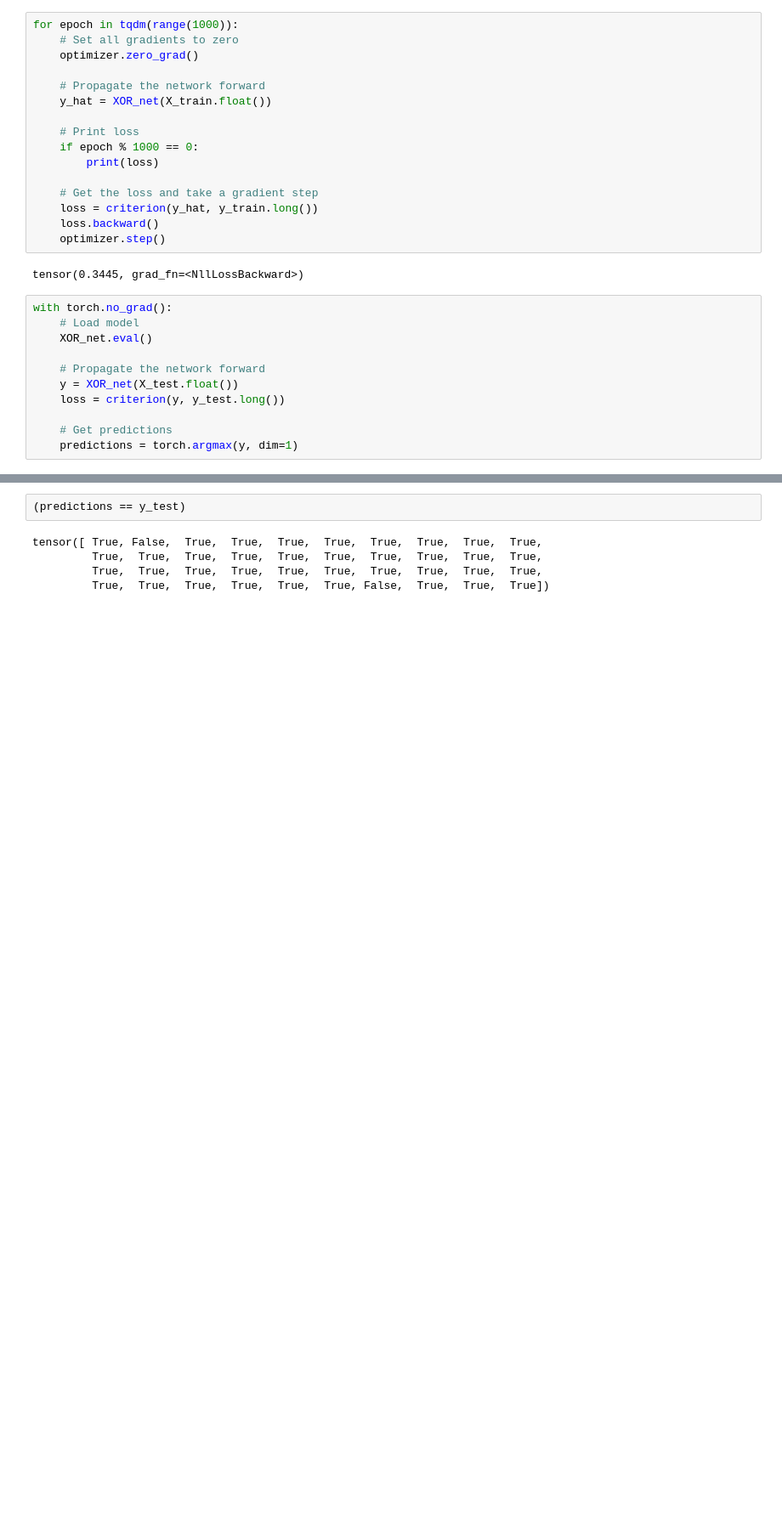
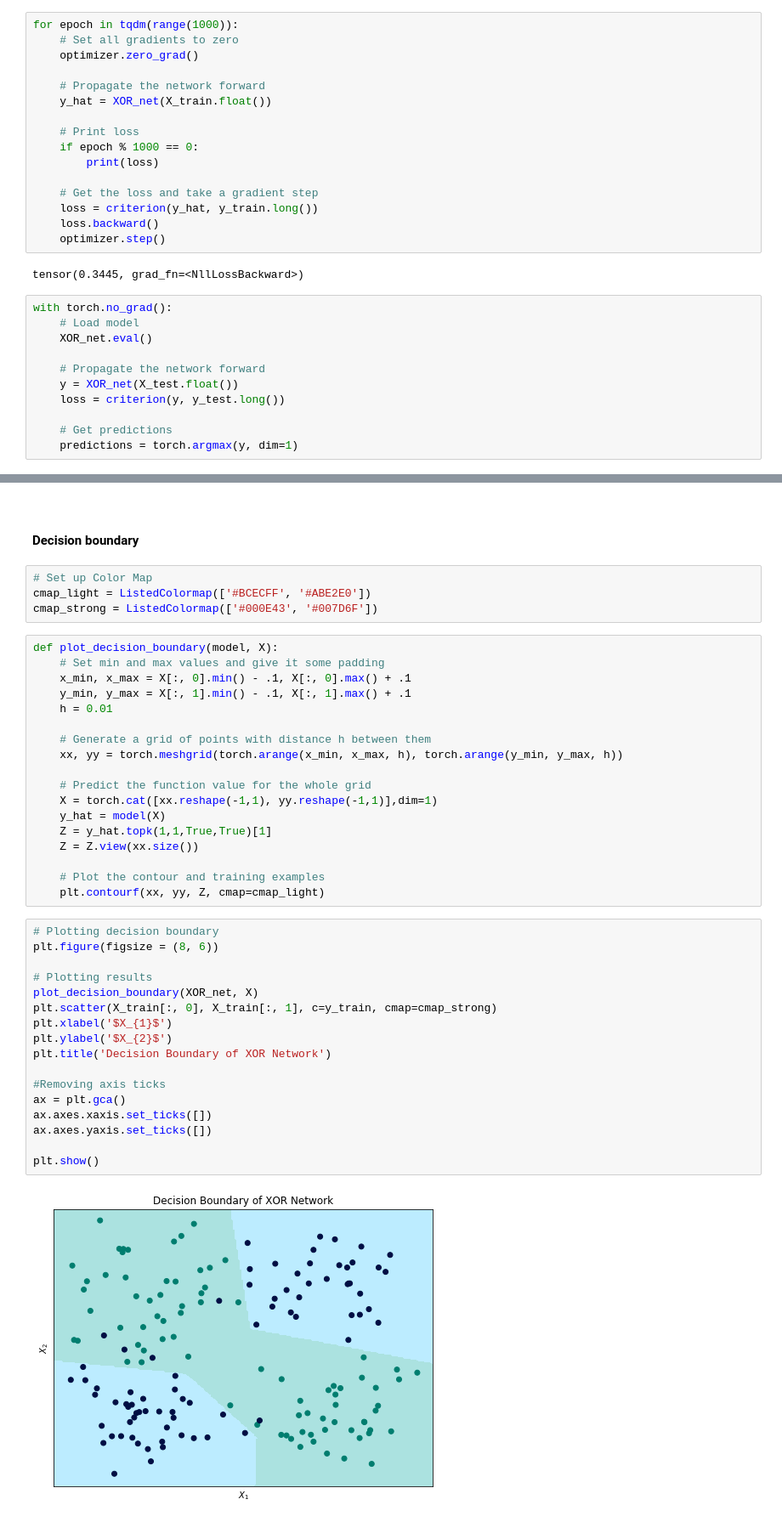
Before and after one commit to GuillemAmatCastello/Natural_Language_Processing, a Jupyter notebook: Team Projects/Neural Network/Neural_Network.ipynb, the cells around one changed output, grey strips where cells are left out. Shown at 85% size. Cells and saved outputs as stored; diff of their text form; blank space fills up the shorter version.

```diff
--- a/Team Projects/Neural Network/Neural_Network.ipynb
+++ b/Team Projects/Neural Network/Neural_Network.ipynb
@@ -126,7 +124,45 @@ plt.scatter(X_test[:, 0], X_test[:, 1])
-# %%
-(predictions == y_test)
-# %% [output]
-tensor([ True, False,  True,  True,  True,  True,  True,  True,  True,  True,
-         True,  True,  True,  True,  True,  True,  True,  True,  True,  True,
-         True,  True,  True,  True,  True,  True,  True,  True,  True,  True,
-         True,  True,  True,  True,  True,  True, False,  True,  True,  True])
+# %% [markdown]
+<br>
+# %% [markdown]
+**Decision boundary**
+# %%
+# Set up Color Map
+cmap_light = ListedColormap(['#BCECFF', '#ABE2E0'])
+cmap_strong = ListedColormap(['#000E43', '#007D6F'])
+# %%
+def plot_decision_boundary(model, X):
+    # Set min and max values and give it some padding
+    x_min, x_max = X[:, 0].min() - .1, X[:, 0].max() + .1
+    y_min, y_max = X[:, 1].min() - .1, X[:, 1].max() + .1
+    h = 0.01
+
+    # Generate a grid of points with distance h between them
+    xx, yy = torch.meshgrid(torch.arange(x_min, x_max, h), torch.arange(y_min, y_max, h))
+
+    # Predict the function value for the whole grid
+    X = torch.cat([xx.reshape(-1,1), yy.reshape(-1,1)],dim=1)
+    y_hat = model(X)
+    Z = y_hat.topk(1,1,True,True)[1]
+    Z = Z.view(xx.size())
+
+    # Plot the contour and training examples
+    plt.contourf(xx, yy, Z, cmap=cmap_light)
+# %%
+# Plotting decision boundary
+plt.figure(figsize = (8, 6))
+
+# Plotting results
+plot_decision_boundary(XOR_net, X)
+plt.scatter(X_train[:, 0], X_train[:, 1], c=y_train, cmap=cmap_strong)
+plt.xlabel('$X_{1}$')
+plt.ylabel('$X_{2}$')
+plt.title('Decision Boundary of XOR Network')
+
+#Removing axis ticks
+ax = plt.gca()
+ax.axes.xaxis.set_ticks([])
+ax.axes.yaxis.set_ticks([])
+
+plt.show()
+# %% [output]
+[figure, added]
```
Also changed, not shown: parts of 15 cells of this notebook, 1 other file.
